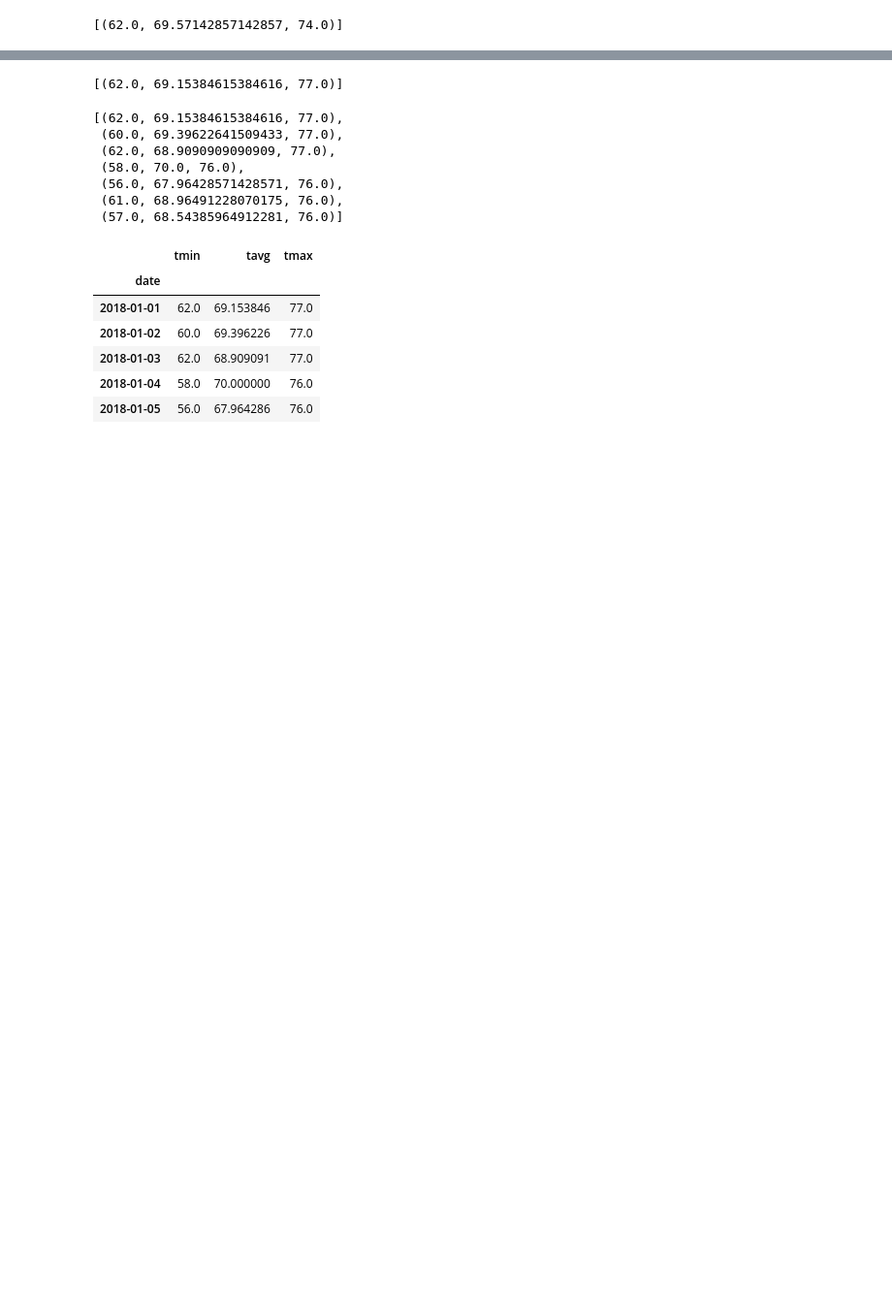
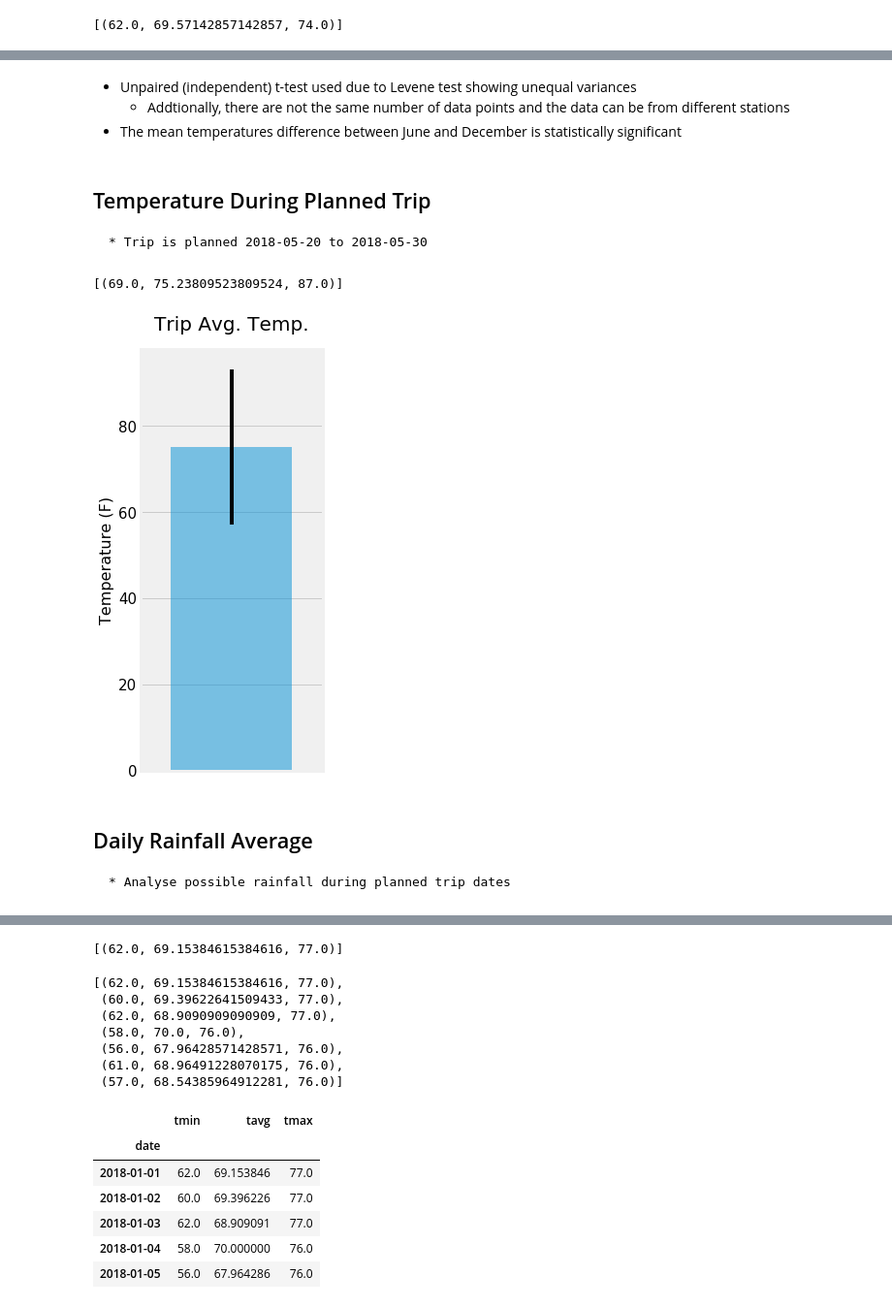
Before and after one commit to L0per/sqlalchemy-challenge, a Jupyter notebook: climate.ipynb, the cells around one changed output, grey strips where cells are left out. Shown at 97% size. Saved outputs shown, nothing was run; the diff lists cells and outputs as text; code cells hidden in the pictures; blank space fills up the shorter version.

```diff
--- a/climate.ipynb
+++ b/climate.ipynb
@@ -244,0 +288,48 @@ print(calc_temps('2012-02-28', '2012-03-05'))
+# %% [markdown]
+* Unpaired (independent) t-test used due to Levene test showing unequal variances
+    * Addtionally, there are not the same number of data points and the data can be from different stations
+* The mean temperatures difference between June and December is statistically significant
+# %% [markdown]
+## Temperature During Planned Trip
+    * Trip is planned 2018-05-20 to 2018-05-30
+# %%
+# Based on input dates, displays minimum, average, and maximum temperatures
+def calc_temps(start_date, end_date):
+    """TMIN, TAVG, and TMAX for a list of dates.
+
+    Args:
+        start_date (string): A date string in the format %Y-%m-%d
+        end_date (string): A date string in the format %Y-%m-%d
+
+    Returns:
+        TMIN, TAVE, and TMAX
+    """
+
+    return session.query(func.min(Measurement.tobs), func.avg(Measurement.tobs), func.max(Measurement.tobs)).\
+        filter(Measurement.date >= start_date).filter(Measurement.date <= end_date).all()
+# %%
+# Temperature stats during time of planned trip for the previous year
+temp_trip_df = calc_temps('2017-05-20', '2017-05-30')
+temp_trip_df
+# %% [output]
+[(69.0, 75.23809523809524, 87.0)]
+# %%
+# Plot tempurature stats
+fig, ax1 = plt.subplots(figsize=(3,8))
+
+ax1.bar(0, temp_trip_df[0][1], yerr=temp_trip_df[0][2]-temp_trip_df[0][0], alpha=0.5)
+ax1.set_xlim(-0.6, 0.6)
+ax1.grid(axis='x')
+
+# Labels
+ax1.set_xticklabels([])
+ax1.tick_params(axis='both', which='both', labelsize=15)
+ax1.set_title('Trip Avg. Temp.', size=20, y = 1.03)
+ax1.set_ylabel("Temperature (F)", fontsize = 16)
+
+plt.show()
+# %% [output]
+[figure, added]
+# %% [markdown]
+## Daily Rainfall Average
+    * Analyse possible rainfall during planned trip dates
```
Also changed, not shown: parts of 14 cells of this notebook.
